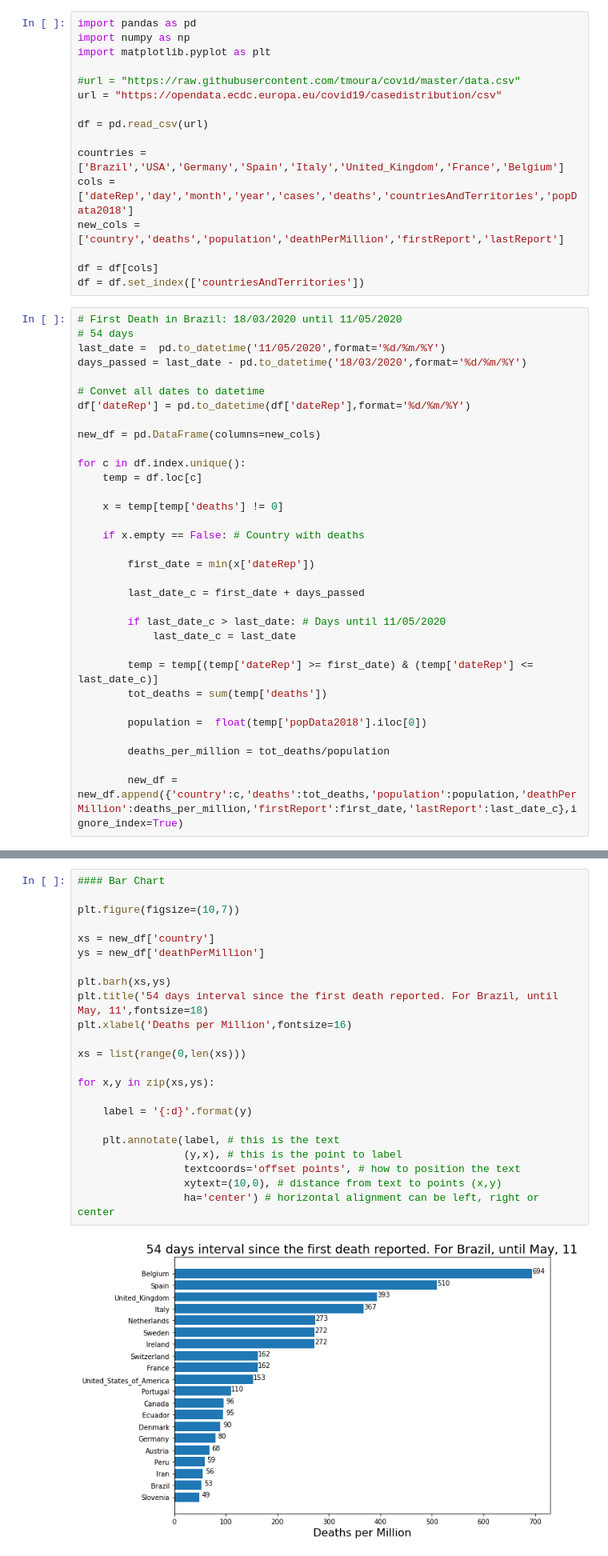
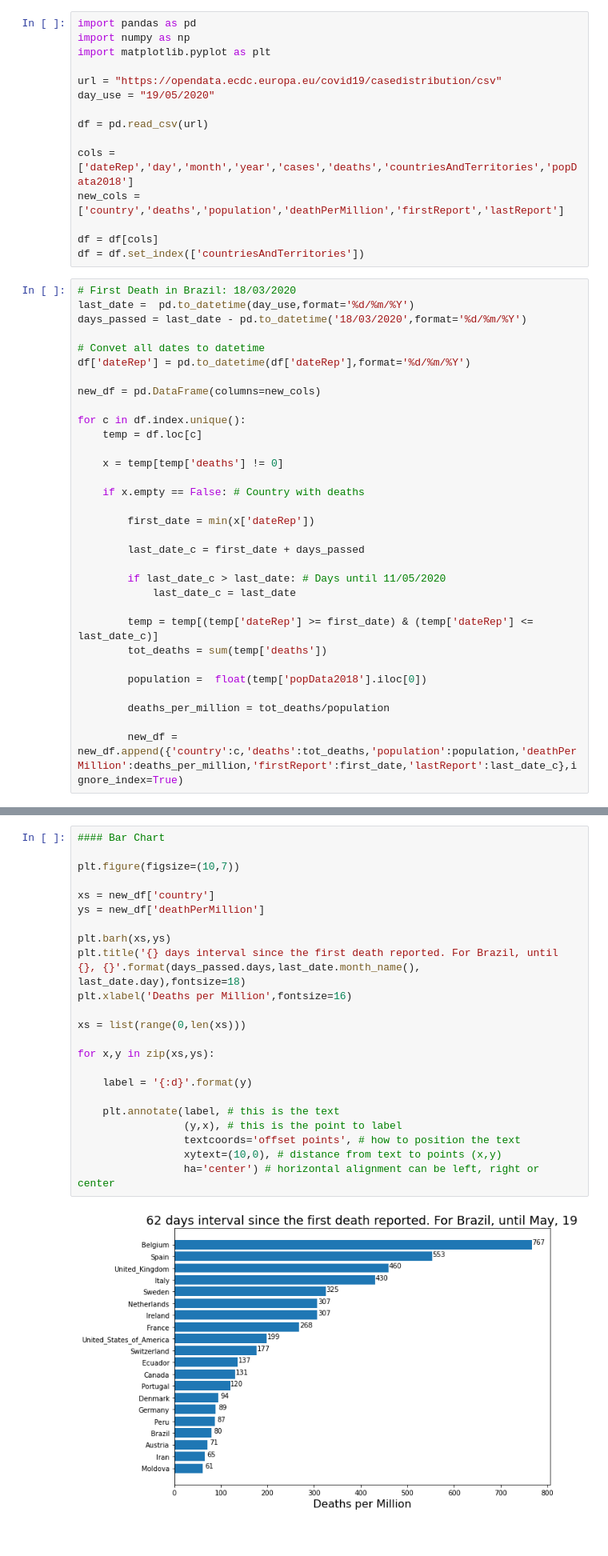
Before and after one commit to tmoura/covid, a Jupyter notebook: covid1.ipynb, the cells around one changed output, grey strips where cells are left out. Shown: that part at 80% size. Saved outputs shown, nothing was run; the diff lists cells and outputs as text.

```diff
--- a/covid1.ipynb
+++ b/covid1.ipynb
@@ -5,21 +5,19 @@ import pandas as pd
 import numpy as np
 import matplotlib.pyplot as plt
 
-#url = "https://raw.githubusercontent.com/tmoura/covid/master/data.csv"
 url = "https://opendata.ecdc.europa.eu/covid19/casedistribution/csv"
+day_use = "19/05/2020"
 
 df = pd.read_csv(url)
 
-countries = ['Brazil','USA','Germany','Spain','Italy','United_Kingdom','France','Belgium']
 cols = ['dateRep','day','month','year','cases','deaths','countriesAndTerritories','popData2018']
 new_cols = ['country','deaths','population','deathPerMillion','firstReport','lastReport']
 
 df = df[cols]
 df = df.set_index(['countriesAndTerritories'])
 # %%
-# First Death in Brazil: 18/03/2020 until 11/05/2020
-# 54 days
-last_date =  pd.to_datetime('11/05/2020',format='%d/%m/%Y')
+# First Death in Brazil: 18/03/2020
+last_date =  pd.to_datetime(day_use,format='%d/%m/%Y')
 days_passed = last_date - pd.to_datetime('18/03/2020',format='%d/%m/%Y')
 
 # Convet all dates to datetime
@@ -62,25 +60,25 @@ new_df = new_df.sort_values(by='deathPerMillion')
 # %%
 #### Bar Chart
 
 plt.figure(figsize=(10,7))
 
 xs = new_df['country']
 ys = new_df['deathPerMillion']
 
 plt.barh(xs,ys)
-plt.title('54 days interval since the first death reported. For Brazil, until May, 11',fontsize=18)
+plt.title('{} days interval since the first death reported. For Brazil, until {}, {}'.format(days_passed.days,last_date.month_name(), last_date.day),fontsize=18)
 plt.xlabel('Deaths per Million',fontsize=16)
 
 xs = list(range(0,len(xs)))
 
 for x,y in zip(xs,ys):
 
     label = '{:d}'.format(y)
 
     plt.annotate(label, # this is the text
                  (y,x), # this is the point to label
                  textcoords='offset points', # how to position the text
                  xytext=(10,0), # distance from text to points (x,y)
                  ha='center') # horizontal alignment can be left, right or center
 # %% [output]
-[figure, old version]
+[figure, new version]
```
